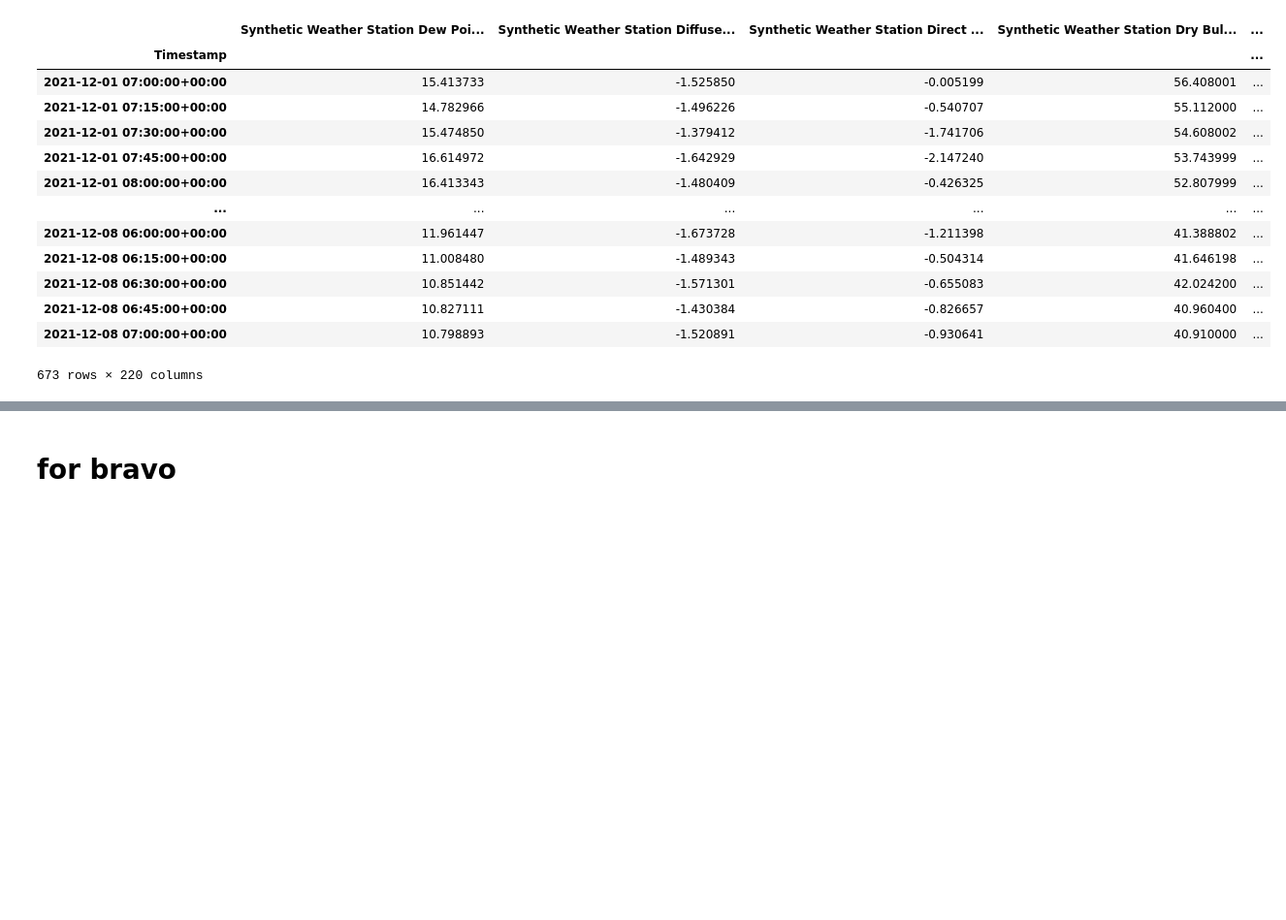
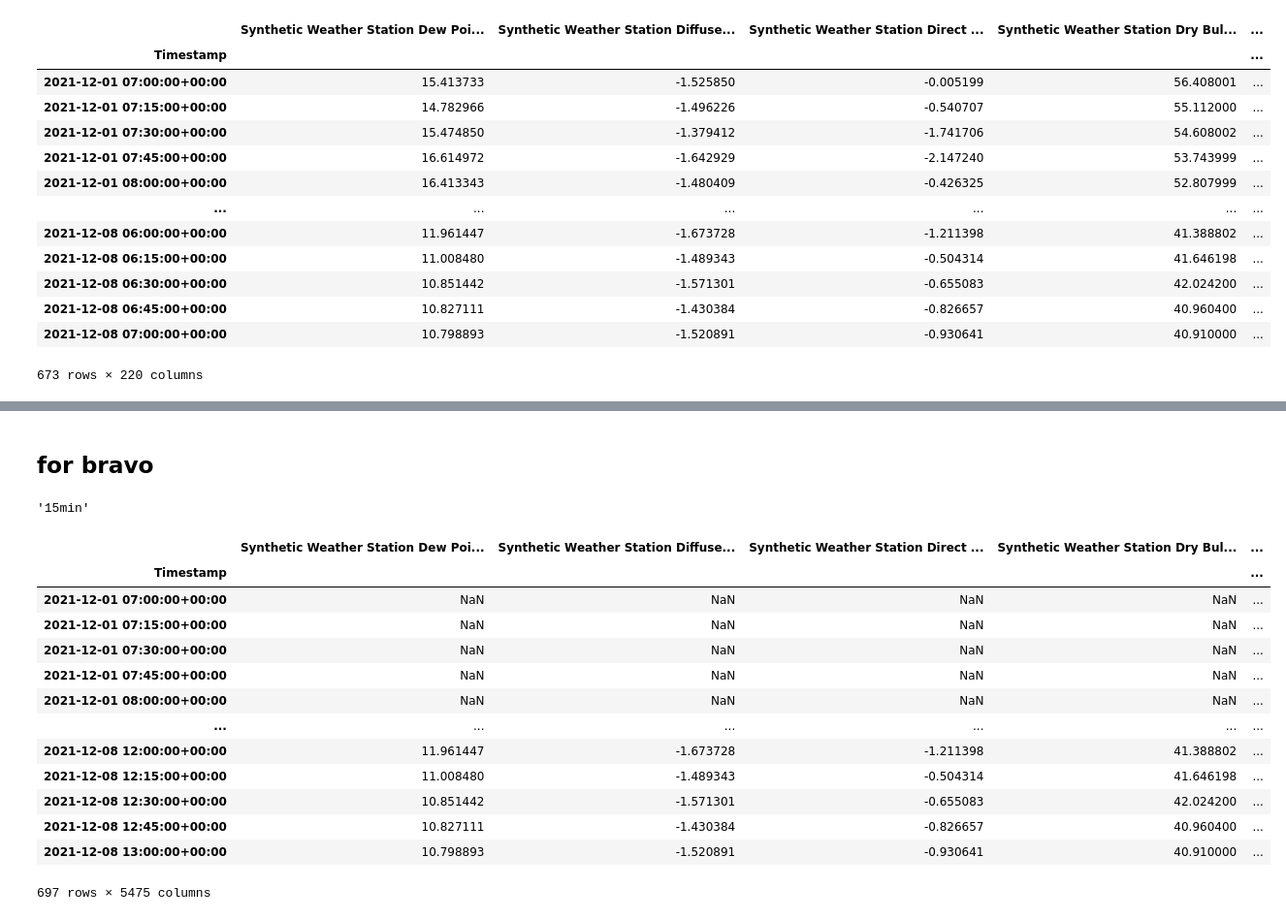
Before and after one commit to NREL/Wattile, a Jupyter notebook: notebooks/exploratory/data_processing_futurecast.ipynb, the cells around one changed output, grey strips where cells are left out. Shown: that part at 97% size. Drawn from its saved outputs; the diff is of its cells as text; code cells hidden in the pictures; blank space fills up the shorter version.

```diff
--- a/notebooks/exploratory/data_processing_futurecast.ipynb
+++ b/notebooks/exploratory/data_processing_futurecast.ipynb
@@ -132,3 +142,65 @@ data
 # %% [markdown]
-# for bravo
+## for bravo
+# %%
+configs["data_processing"]["input_output_window"][
+        "window_width_futurecast"
+    ] = "15min"
+
+window_width_futurecast = configs["data_processing"]["input_output_window"][
+        "window_width_futurecast"
+    ]
+
+window_width_futurecast
+# %% [output]
+'15min'
+# %%
+# reading configuration parameters
+lag_interval = configs["data_processing"]["feat_timelag"]["lag_interval"]
+lag_count = configs["data_processing"]["feat_timelag"]["lag_count"]
+window_width_target = configs["data_processing"]["input_output_window"][
+    "window_width_target"
+]
+resample_interval = configs["data_processing"]["resample_interval"]
+initial_num = pd.Timedelta(window_width_target) // pd.Timedelta(resample_interval)
+secondary_num = configs["data_processing"]["input_output_window"]["secondary_num"]
+decay = configs["data_processing"]["input_output_window"]["decay"]
+target_var = configs["data_input"]["target_var"]
+
+#######################################################################
+# shift target for futurecast
+data[target_var] = data[target_var].shift(freq="-" + window_width_futurecast)
+#######################################################################
+
+target = data[target_var]
+data = data.drop(target_var, axis=1)
+data_orig = data
+# Pad the exogenous variables
+temp_holder = list()
+temp_holder.append(data_orig)
+for i in range(1, lag_count + 1):
+    shifted = (
+        data_orig.shift(freq=i * lag_interval)
+        .astype("float32")
+        .add_suffix("_lag{}".format(i))
+    )
+    temp_holder.append(shifted)
+temp_holder.reverse()
+data = pd.concat(temp_holder, axis=1)
+
+data
+# %% [output]
+|  | Synthetic Weather Station Dew Poi... | Synthetic Weather Station Diffuse... | Synthetic Weather Station Direct ... | Synthetic Weather Station Dry Bul... | ... |
+| Timestamp |  |  |  |  | ... |
+| 2021-12-01 07:00:00+00:00 | NaN | NaN | NaN | NaN | ... |
+| 2021-12-01 07:15:00+00:00 | NaN | NaN | NaN | NaN | ... |
+| 2021-12-01 07:30:00+00:00 | NaN | NaN | NaN | NaN | ... |
+| 2021-12-01 07:45:00+00:00 | NaN | NaN | NaN | NaN | ... |
+| 2021-12-01 08:00:00+00:00 | NaN | NaN | NaN | NaN | ... |
+| ... | ... | ... | ... | ... | ... |
+| 2021-12-08 12:00:00+00:00 | 11.961447 | -1.673728 | -1.211398 | 41.388802 | ... |
+| 2021-12-08 12:15:00+00:00 | 11.008480 | -1.489343 | -0.504314 | 41.646198 | ... |
+| 2021-12-08 12:30:00+00:00 | 10.851442 | -1.571301 | -0.655083 | 42.024200 | ... |
+| 2021-12-08 12:45:00+00:00 | 10.827111 | -1.430384 | -0.826657 | 40.960400 | ... |
+| 2021-12-08 13:00:00+00:00 | 10.798893 | -1.520891 | -0.930641 | 40.910000 | ... |
+697 rows × 5475 columns
 # %%
```
Also changed, not shown: parts of 23 cells of this notebook.
